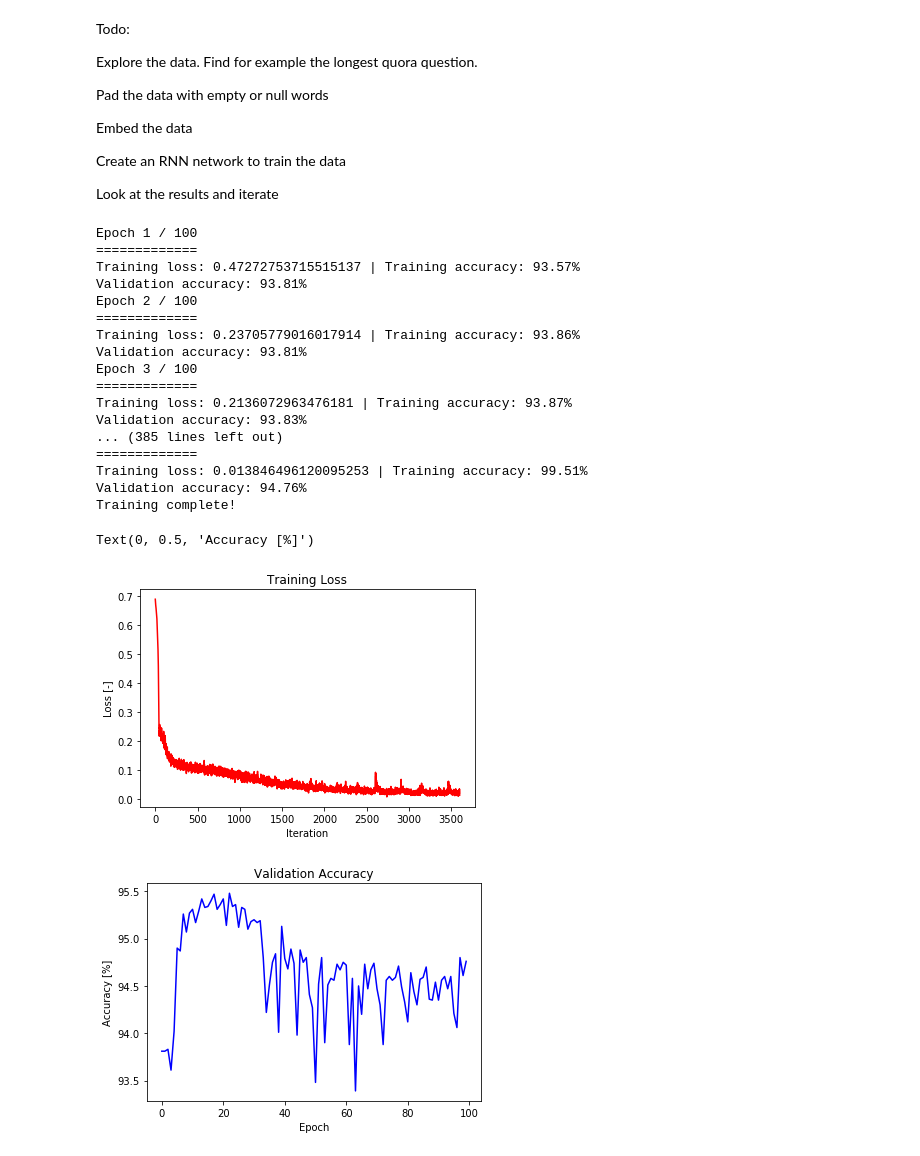
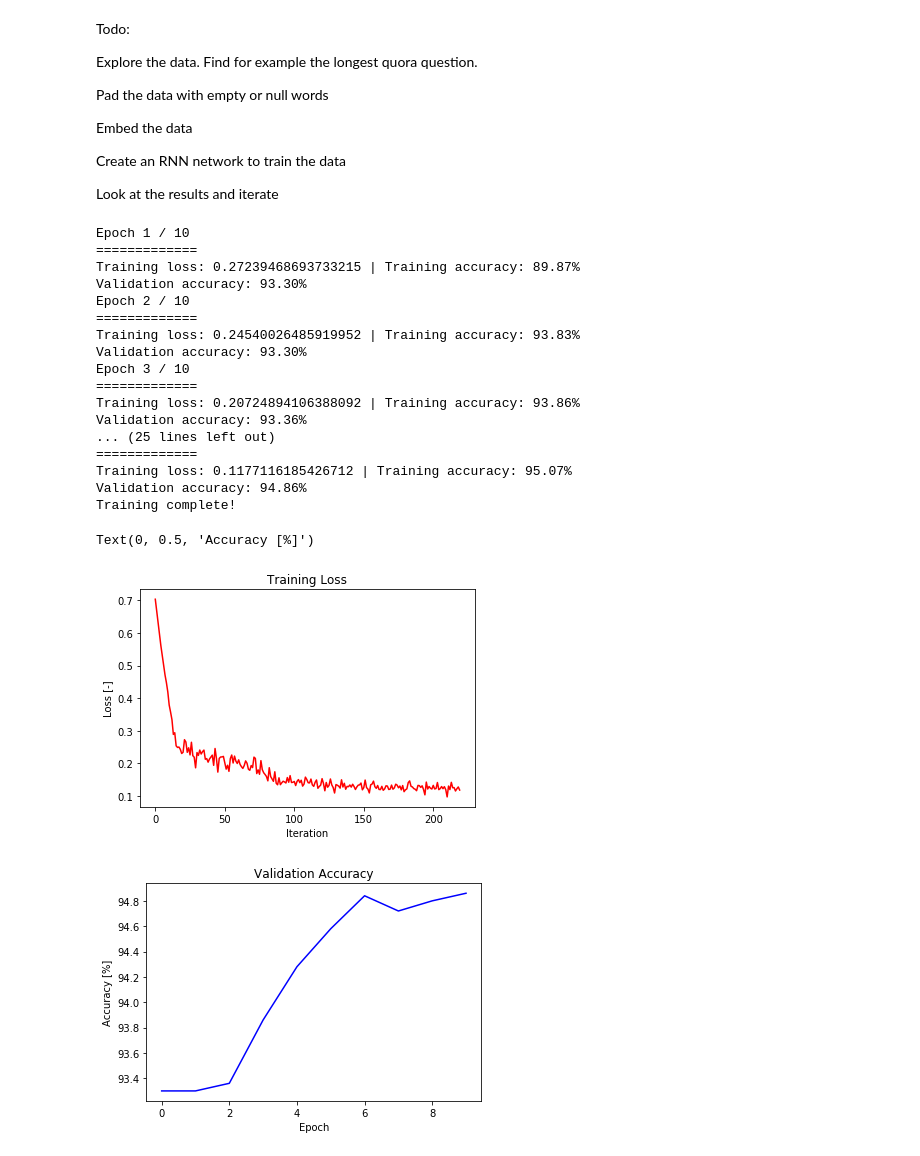
Before and after one commit to Dave-K1/Question_Classification, a Jupyter notebook: Exploration.ipynb, the cells around one changed output. Saved outputs shown, nothing was run; the diff lists cells and outputs as text; code cells hidden in the pictures.

Commit message:
Finally done and tested. Added printing out training losses tried a bunch of hyperparameters

```diff
--- a/Exploration.ipynb
+++ b/Exploration.ipynb
@@ -72,7 +75,7 @@ tokenizer.fit_on_texts(train['question_text'])
 tokenizer.fit_on_texts(test['question_text'])
 
 # Split train set into train and validation sets
-train, validation = train_test_split(train, test_size=0.1)
+train, validation = train_test_split(train, test_size=0.1, shuffle = True)
 
 # Tokenize the questions
 train_sequences = tokenizer.texts_to_sequences(train['question_text'])
@@ -107,8 +110,8 @@ As can be seen, the mean question length is 12.8 and a vast majority of the ques
 # %%
 # Pad sequences with 0s so that each sequence is of the same length respresented by the max_length
-max_length = 32
-padding_type = 'post'
-trunc_type = 'post'
+max_length = 50
+padding_type = 'pre'
+trunc_type = 'pre'
 
 train_sequences_padded = pad_sequences(train_sequences, maxlen=max_length, padding=padding_type, truncating=trunc_type)
 validation_sequences_padded = pad_sequences(validation_sequences, maxlen=max_length, padding=padding_type, truncating=trunc_type)
@@ -176,17 +181,21 @@ def weights_init(m):
         nn.init.constant_(m.bias,0)
 
 class Net(nn.Module):
-    def __init__(self, embedding_dim, seq_length, n_hidden_1, n_hidden_2, D_out):
+    def __init__(self, embedding_dim, seq_length, n_hidden_1, n_hidden_2, D_out, p=0.0):
         super().__init__()
 
         # Initialize word embeddings layer using weights
         weight = torch.FloatTensor(embeddings_matrix)
         self.seq_length = seq_length
         self.embeds = nn.Embedding.from_pretrained(weight)
+        #self.embeds_dropout = nn.Dropout2d(p = 0.1)
 
-        self.lstm1 = nn.LSTM(embedding_dim, n_hidden_1, batch_first = True)
+        self.lstm1 = nn.LSTM(embedding_dim, n_hidden_1, bidirectional = False, batch_first = True)
+
+        # self.maxpool2d = nn.AdaptiveMaxPool2d(output_size = (1,n_hidden_1*2))
 
         self.fc1 = nn.Linear(n_hidden_1, n_hidden_2)
+        # self.drop1 = nn.Dropout(p=p)
         self.relu1 = nn.ReLU()
 
         self.fc2 = nn.Linear(n_hidden_2, D_out)
@@ -195,17 +204,22 @@ class Net(nn.Module):
     def forward(self, x):
         # Embedding layer
         embeds_out = self.embeds(x)
+        #embeds_out = self.embeds_dropout(embeds_out)
         #print(embeds_out.size())
 
         # LSTM layer
         lstm_out, (h, c) = self.lstm1(embeds_out)
         #print(lstm_out.size())
-        #print(h.size())
+        #max_pool_out = self.maxpool2d(lstm_out)
+        #print(max_pool_out.size())
+
+
 
         # Fully connected layer
 
-        # Use the output of the last cell
+        # Using the output of the last neuron in the LSTM layer
         fc1_out = self.fc1(h)
+        fc1_out = self.drop1(fc1_out)
         fc1_out = self.relu1(fc1_out)
         #print(fc1_out.size())
 
@@ -216,7 +230,7 @@ class Net(nn.Module):
         # Squeeze to remove extra dimensions of size 1
         return torch.squeeze(y)
 # %%
-def train_model(data_set, model, criterion, train_loader, validation_loader, optimizer, epochs=100):
+def train_model(data_set, model, criterion, train_loader, validation_loader, optimizer, epochs=10):
     model.train()
     loss_accuracy = {'training_loss':[], 'validation_accuracy':[], 'validation_precision':[], 'validation_recall':[]}
 
@@ -266,62 +280,65 @@ def train_model(data_set, model, criterion, train_loader, validation_loader, opt
 
     return loss_accuracy
 # %%
-epochs = 100
+epochs = 10
 learning_rate = 0.0005
 
 ## Network dimensions
 D_in = embeddings_dim
-n_hidden_1 = 64
+n_hidden_1 = 128
 n_hidden_2 = 32
 D_out = 1
-batch_size = 2500
+batch_size = 2048
+reg_lambda = 0.0005
+momentum_coef = 0.9
+dropout_percent = 0.0
 
 ## Load data
 train_loader = torch.utils.data.DataLoader(dataset=training_dataset, batch_size=batch_size, shuffle=True)
 validation_loader = torch.utils.data.DataLoader(dataset=validation_dataset, batch_size=len(validation_dataset), shuffle=False)
 
 ## Initialize model
-net = Net(D_in, max_length, n_hidden_1,n_hidden_2, D_out)
+net = Net(D_in, max_length, n_hidden_1,n_hidden_2, D_out, p = dropout_percent)
 net.apply(weights_init)
 
 
-optimizer = torch.optim.Adam(net.parameters(), lr=learning_rate)
+optimizer = torch.optim.Adam(net.parameters(), lr=learning_rate, weight_decay = reg_lambda)
 criterion = nn.BCELoss()
 
 ## Train the model
 loss_accuracy = train_model(training_dataset, net, criterion, train_loader, validation_loader, optimizer, epochs=epochs)
 
 
 ## Plots
 fig = plt.figure(1)
 plt.plot(loss_accuracy['training_loss'], color="red")
 plt.title("Training Loss")
 plt.xlabel("Iteration")
 plt.ylabel("Loss [-]")
 
 fig = plt.figure(2)
 plt.plot(loss_accuracy['validation_accuracy'], color="blue")
 plt.title("Validation Accuracy")
 plt.xlabel("Epoch")
 plt.ylabel("Accuracy [%]")
 # %% [output]
-Epoch 1 / 100
+Epoch 1 / 10
 =============
-Training loss: 0.47272753715515137 | Training accuracy: 93.57%
-Validation accuracy: 93.81%
-Epoch 2 / 100
+Training loss: 0.27239468693733215 | Training accuracy: 89.87%
+Validation accuracy: 93.30%
+Epoch 2 / 10
 =============
-Training loss: 0.23705779016017914 | Training accuracy: 93.86%
-Validation accuracy: 93.81%
-Epoch 3 / 100
+Training loss: 0.24540026485919952 | Training accuracy: 93.83%
+Validation accuracy: 93.30%
+Epoch 3 / 10
 =============
-Training loss: 0.2136072963476181 | Training accuracy: 93.87%
-Validation accuracy: 93.83%
-... (385 lines left out)
+Training loss: 0.20724894106388092 | Training accuracy: 93.86%
+Validation accuracy: 93.36%
+... (25 lines left out)
 =============
-Training loss: 0.013846496120095253 | Training accuracy: 99.51%
-Validation accuracy: 94.76%
+Training loss: 0.1177116185426712 | Training accuracy: 95.07%
+Validation accuracy: 94.86%
 Training complete!
 Text(0, 0.5, 'Accuracy [%]')
-[figure, old version]
+[figure, new version]
-[figure, old version]
+[figure, new version]
```
Also changed, not shown: parts of 16 cells of this notebook.
